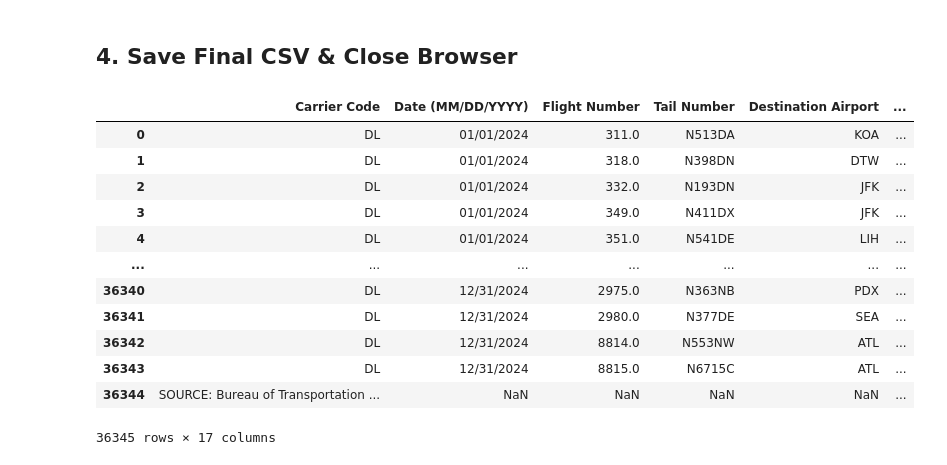
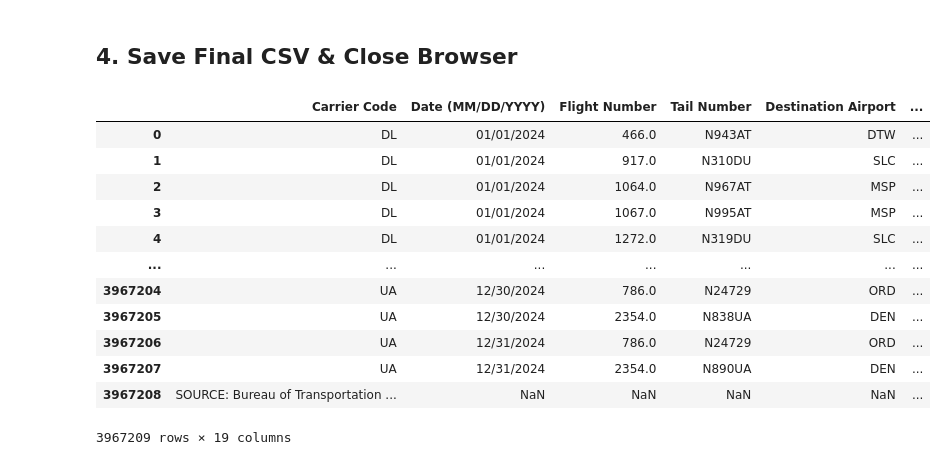
Before and after one commit to shearidl/Flight-Delays-Prediction-Model, a Jupyter notebook: scrape_departures.ipynb, the cells around one changed output. Cells and saved outputs as stored; diff of their text form; code cells hidden in the pictures.

```diff
--- a/scrape_departures.ipynb
+++ b/scrape_departures.ipynb
@@ -129,20 +247,19 @@ No data collected.
 # %% [markdown]
 ## 4. Save Final CSV & Close Browser
 # %%
-driver.quit()
-final_df = pd.read_csv("Detailed_Statistics_Departures.csv", skiprows=7)
+final_df = pd.read_csv(DOWNLOAD_DIR + "/departures_2024_all.csv")
 final_df
 # %% [output]
 |  | Carrier Code | Date (MM/DD/YYYY) | Flight Number | Tail Number | Destination Airport | ... |
-| 0 | DL | 01/01/2024 | 311.0 | N513DA | KOA | ... |
-| 1 | DL | 01/01/2024 | 318.0 | N398DN | DTW | ... |
-| 2 | DL | 01/01/2024 | 332.0 | N193DN | JFK | ... |
-| 3 | DL | 01/01/2024 | 349.0 | N411DX | JFK | ... |
-| 4 | DL | 01/01/2024 | 351.0 | N541DE | LIH | ... |
+| 0 | DL | 01/01/2024 | 466.0 | N943AT | DTW | ... |
+| 1 | DL | 01/01/2024 | 917.0 | N310DU | SLC | ... |
+| 2 | DL | 01/01/2024 | 1064.0 | N967AT | MSP | ... |
+| 3 | DL | 01/01/2024 | 1067.0 | N995AT | MSP | ... |
+| 4 | DL | 01/01/2024 | 1272.0 | N319DU | SLC | ... |
 | ... | ... | ... | ... | ... | ... | ... |
-| 36340 | DL | 12/31/2024 | 2975.0 | N363NB | PDX | ... |
-| 36341 | DL | 12/31/2024 | 2980.0 | N377DE | SEA | ... |
-| 36342 | DL | 12/31/2024 | 8814.0 | N553NW | ATL | ... |
-| 36343 | DL | 12/31/2024 | 8815.0 | N6715C | ATL | ... |
-| 36344 | SOURCE: Bureau of Transportation ... | NaN | NaN | NaN | NaN | ... |
+| 3967204 | UA | 12/30/2024 | 786.0 | N24729 | ORD | ... |
+| 3967205 | UA | 12/30/2024 | 2354.0 | N838UA | DEN | ... |
+| 3967206 | UA | 12/31/2024 | 786.0 | N24729 | ORD | ... |
+| 3967207 | UA | 12/31/2024 | 2354.0 | N890UA | DEN | ... |
+| 3967208 | SOURCE: Bureau of Transportation ... | NaN | NaN | NaN | NaN | ... |
-36345 rows × 17 columns
+3967209 rows × 19 columns
```
Also changed, not shown: parts of 4 cells of this notebook, 2 other files.
